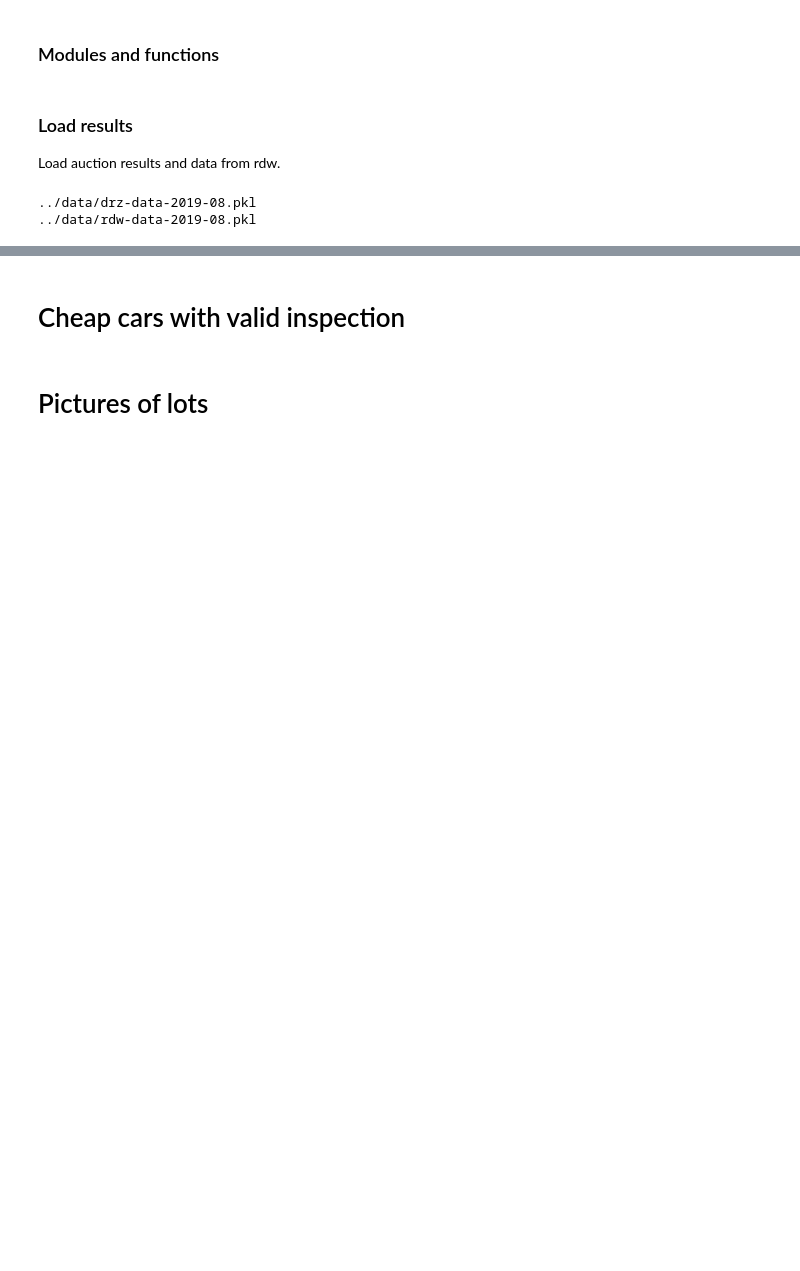
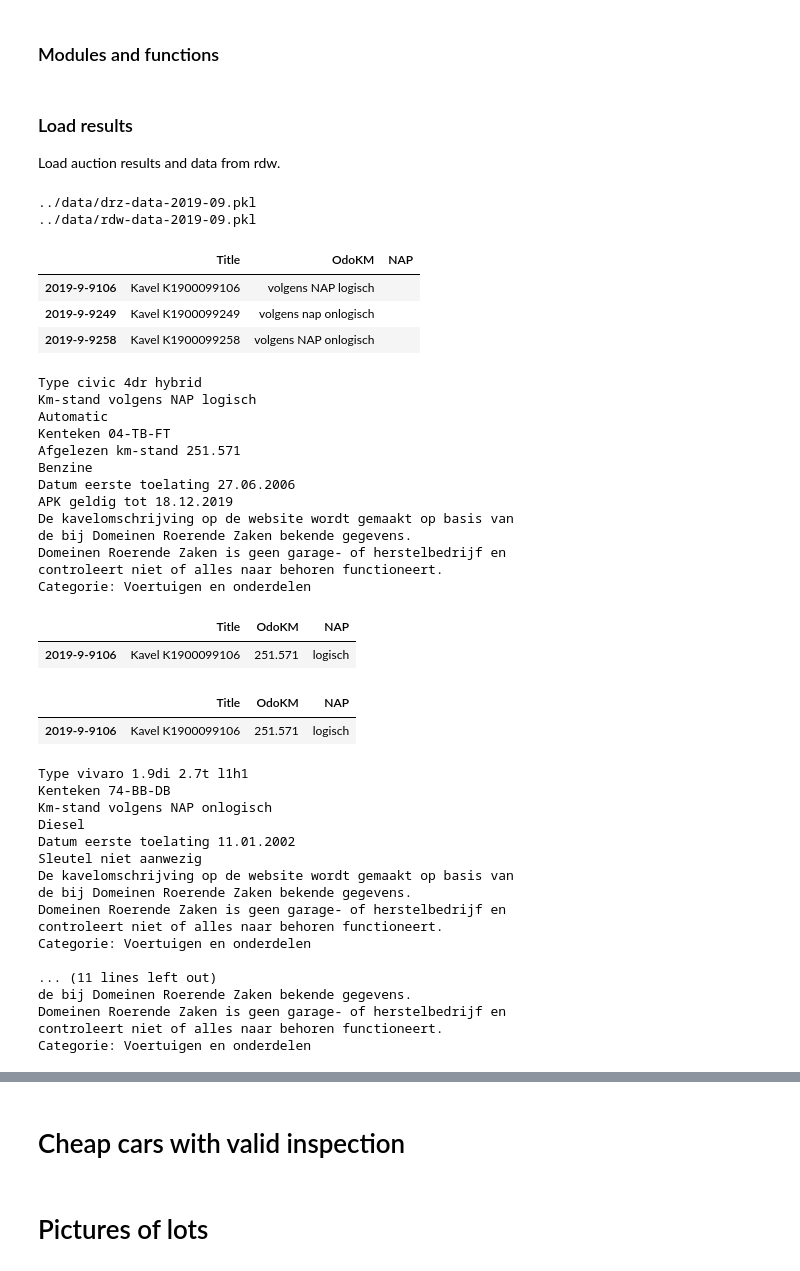
Before and after one commit to r5atom/Saturday-Datascience, a Jupyter notebook: code/explore-auction-results.ipynb, the cells around one changed output, grey strips where cells are left out. Drawn from its saved outputs; the diff is of its cells as text; code cells hidden in the pictures; blank space fills up the shorter version.

Commit message:
add exception when nap is parsed instead of odometer

```diff
--- a/code/explore-auction-results.ipynb
+++ b/code/explore-auction-results.ipynb
@@ -17,15 +17,88 @@ Load auction results and data from rdw.
 # %%
 file_name = '../data/drz-data-{}.pkl'.format(Date)
 print(file_name)
 drz = pd.read_pickle(file_name)
 file_name = '../data/rdw-data-{}.pkl'.format(Date)
 print(file_name)
 rdw = pd.read_pickle(file_name)
 
 # rdw column names
 #   NOTE: format changed in April 2019: RDW info is appended to auction results as extra columns in dataframe
 if pd.to_datetime(Date, format='%Y-%m') >= pd.to_datetime('2019-04', format='%Y-%m'):
     rdwinfo = [c for c in rdw.columns if c.startswith('rdw_')]
+
+# fix odometer
+if pd.to_datetime(Date, format='%Y-%m') == pd.to_datetime('2019-09', format='%Y-%m'):
+    sel = (rdw.OdoKM == 'volgens NAP logisch') | (rdw.OdoKM == 'volgens NAP onlogisch') | (rdw.OdoKM == 'volgens nap onlogisch')
+    display(drz.loc[sel, ['Title', 'OdoKM', 'NAP']])
+
+    idx = '2019-9-9106'
+    print('\n'.join(drz.loc[idx,'Raw_text']))
+    drz.loc[idx,'NAP'] = 'logisch'
+    rdw.loc[idx,'NAP'] = 'logisch'
+    drz.loc[idx,'OdoKM'] = '251.571'
+    rdw.loc[idx,'OdoKM'] = '251.571'
+
+    display(drz.loc[[idx],['Title', 'OdoKM', 'NAP']])
+    display(rdw.loc[[idx],['Title', 'OdoKM', 'NAP']])
+
+    idx = '2019-9-9258'
+    print('\n'.join(drz.loc[idx,'Raw_text']))
+    drz.loc[idx,'NAP'] = 'onlogisch'
+    rdw.loc[idx,'NAP'] = 'onlogisch'
+    drz.loc[idx,'OdoKM'] = ''
+    rdw.loc[idx,'OdoKM'] = ''
+
+    idx = '2019-9-9249'
+    print('\n'.join(drz.loc[idx,'Raw_text']))
+    drz.loc[idx,'NAP'] = 'onlogisch'
+    rdw.loc[idx,'NAP'] = 'onlogisch'
+    drz.loc[idx,'OdoKM'] = ''
+    rdw.loc[idx,'OdoKM'] = ''
+
+
+    display(rdw.loc[sel, ['Title', 'OdoKM', 'NAP']])
+    display(drz.loc[sel, ['Title', 'OdoKM', 'NAP']])
+    sel = (rdw.OdoKM == 'volgens NAP logisch') | (rdw.OdoKM == 'volgens NAP onlogisch')
+    assert all(~sel)
 # %% [output]
-../data/drz-data-2019-08.pkl
-../data/rdw-data-2019-08.pkl
+../data/drz-data-2019-09.pkl
+../data/rdw-data-2019-09.pkl
+|  | Title | OdoKM | NAP |
+| 2019-9-9106 | Kavel K1900099106 | volgens NAP logisch |  |
+| 2019-9-9249 | Kavel K1900099249 | volgens nap onlogisch |  |
+| 2019-9-9258 | Kavel K1900099258 | volgens NAP onlogisch |  |
+Type civic 4dr hybrid
+Km-stand volgens NAP logisch
+Automatic
+Kenteken 04-TB-FT
+Afgelezen km-stand 251.571
+Benzine
+Datum eerste toelating 27.06.2006
+APK geldig tot 18.12.2019
+De kavelomschrijving op de website wordt gemaakt op basis van
+de bij Domeinen Roerende Zaken bekende gegevens.
+Domeinen Roerende Zaken is geen garage- of herstelbedrijf en
+controleert niet of alles naar behoren functioneert.
+Categorie: Voertuigen en onderdelen
+|  | Title | OdoKM | NAP |
+| 2019-9-9106 | Kavel K1900099106 | 251.571 | logisch |
+|  | Title | OdoKM | NAP |
+| 2019-9-9106 | Kavel K1900099106 | 251.571 | logisch |
+Type vivaro 1.9di 2.7t l1h1
+Kenteken 74-BB-DB
+Km-stand volgens NAP onlogisch
+Diesel
+Datum eerste toelating 11.01.2002
+Sleutel niet aanwezig
+De kavelomschrijving op de website wordt gemaakt op basis van
+de bij Domeinen Roerende Zaken bekende gegevens.
+Domeinen Roerende Zaken is geen garage- of herstelbedrijf en
+controleert niet of alles naar behoren functioneert.
+Categorie: Voertuigen en onderdelen
+
+... (11 lines left out)
+de bij Domeinen Roerende Zaken bekende gegevens.
+Domeinen Roerende Zaken is geen garage- of herstelbedrijf en
+controleert niet of alles naar behoren functioneert.
+Categorie: Voertuigen en onderdelen
```
Also changed, not shown: parts of 1 cell of this notebook, 2 other files.
